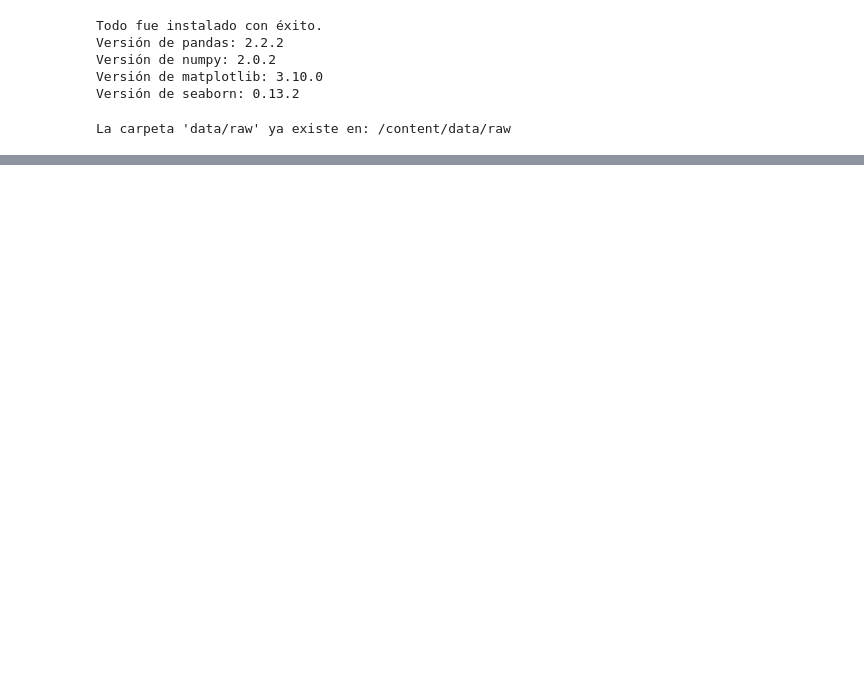
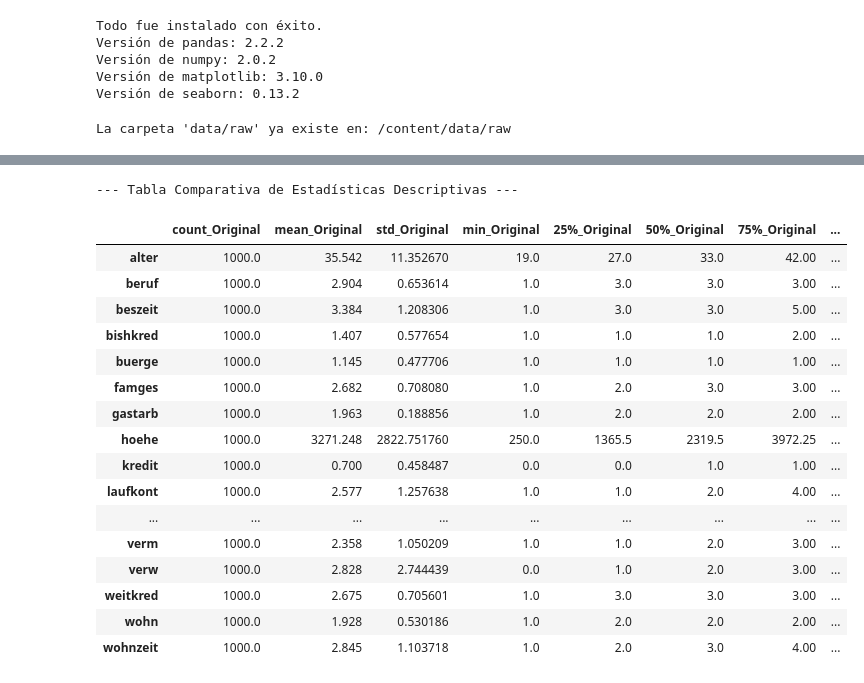
Before and after one commit to m-gaytan/mna-mlops-team46, a Jupyter notebook: notebooks/1_clean_data.ipynb, the cells around one changed output, grey strips where cells are left out. Saved outputs shown, nothing was run; the diff lists cells and outputs as text; code cells hidden in the pictures; blank space fills up the shorter version.

```diff
--- a/notebooks/1_clean_data.ipynb
+++ b/notebooks/1_clean_data.ipynb
@@ -222,0 +222,36 @@ display(comparative_info_df)
+# %%
+#@title Tabla comparativa de Estadísticas Descriptivas
+
+# Obtener las estadísticas descriptivas de ambos DataFrames
+describe_original = df_original.describe().T
+describe_modified = df_modified.describe().T
+
+# Renombrar las columnas para evitar conflictos al unir
+describe_original = describe_original.add_suffix('_Original')
+describe_modified = describe_modified.add_suffix('_Modified')
+
+# Combinar las estadísticas descriptivas
+# Usamos 'outer' join para incluir todas las columnas de ambos DataFrames
+comparative_describe_df = pd.merge(describe_original, describe_modified, left_index=True, right_index=True, how='outer')
+
+print("--- Tabla Comparativa de Estadísticas Descriptivas ---")
+display(comparative_describe_df)
+# %% [output]
+--- Tabla Comparativa de Estadísticas Descriptivas ---
+|  | count_Original | mean_Original | std_Original | min_Original | 25%_Original | 50%_Original | 75%_Original | ... |
+| alter | 1000.0 | 35.542 | 11.352670 | 19.0 | 27.0 | 33.0 | 42.00 | ... |
+| beruf | 1000.0 | 2.904 | 0.653614 | 1.0 | 3.0 | 3.0 | 3.00 | ... |
+| beszeit | 1000.0 | 3.384 | 1.208306 | 1.0 | 3.0 | 3.0 | 5.00 | ... |
+| bishkred | 1000.0 | 1.407 | 0.577654 | 1.0 | 1.0 | 1.0 | 2.00 | ... |
+| buerge | 1000.0 | 1.145 | 0.477706 | 1.0 | 1.0 | 1.0 | 1.00 | ... |
+| famges | 1000.0 | 2.682 | 0.708080 | 1.0 | 2.0 | 3.0 | 3.00 | ... |
+| gastarb | 1000.0 | 1.963 | 0.188856 | 1.0 | 2.0 | 2.0 | 2.00 | ... |
+| hoehe | 1000.0 | 3271.248 | 2822.751760 | 250.0 | 1365.5 | 2319.5 | 3972.25 | ... |
+| kredit | 1000.0 | 0.700 | 0.458487 | 0.0 | 0.0 | 1.0 | 1.00 | ... |
+| laufkont | 1000.0 | 2.577 | 1.257638 | 1.0 | 1.0 | 2.0 | 4.00 | ... |
+| ... | ... | ... | ... | ... | ... | ... | ... | ... |
+| verm | 1000.0 | 2.358 | 1.050209 | 1.0 | 1.0 | 2.0 | 3.00 | ... |
+| verw | 1000.0 | 2.828 | 2.744439 | 0.0 | 1.0 | 2.0 | 3.00 | ... |
+| weitkred | 1000.0 | 2.675 | 0.705601 | 1.0 | 3.0 | 3.0 | 3.00 | ... |
+| wohn | 1000.0 | 1.928 | 0.530186 | 1.0 | 2.0 | 2.0 | 2.00 | ... |
+| wohnzeit | 1000.0 | 2.845 | 1.103718 | 1.0 | 2.0 | 3.0 | 4.00 | ... |
```
Also changed, not shown: parts of 13 cells of this notebook.
